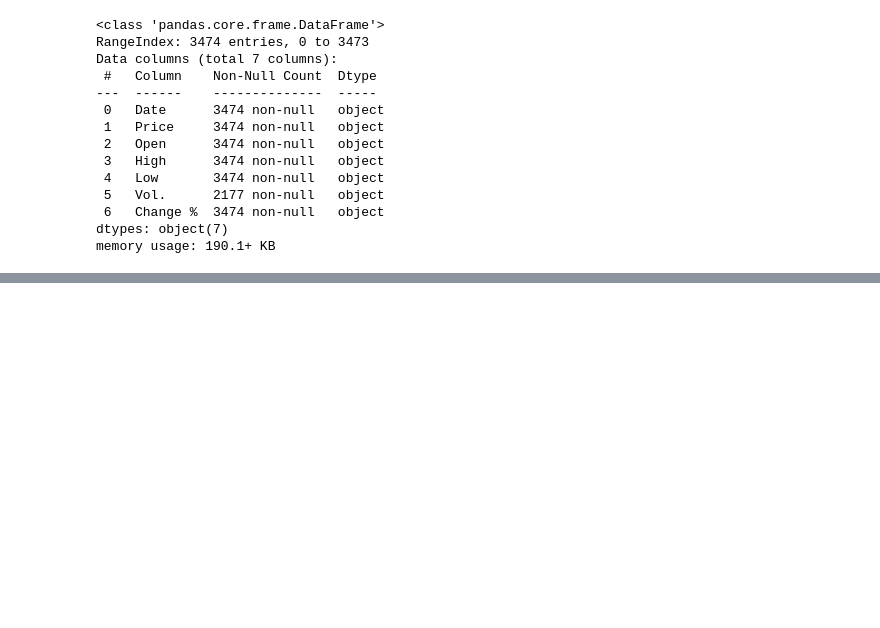
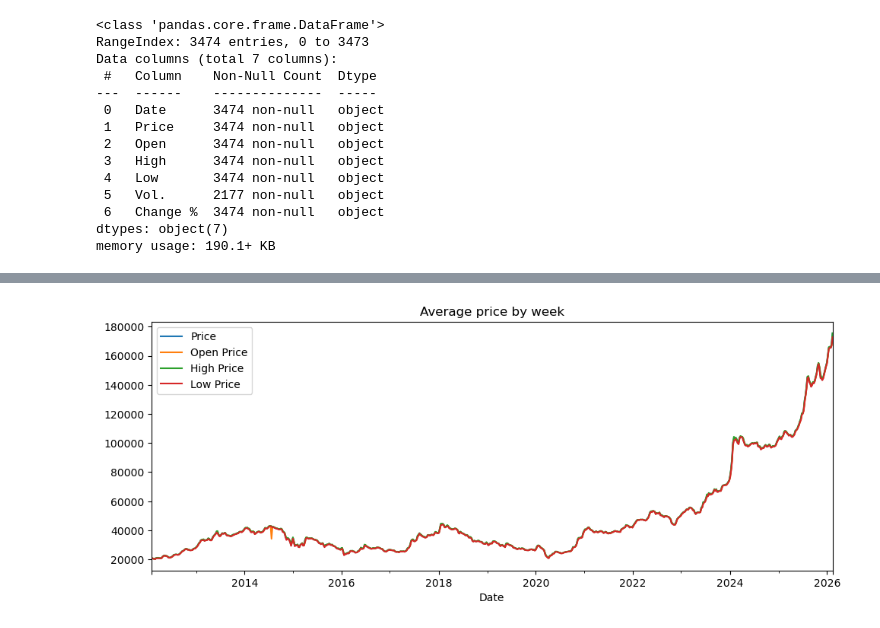
Before and after one commit to steve1-1269/Nigerian-Stock-Exchange-NGX-All-Share-Index, a Jupyter notebook: main.ipynb, the cells around one changed output, grey strips where cells are left out. Cells and saved outputs as stored; diff of their text form; code cells hidden in the pictures; blank space fills up the shorter version.

```diff
--- a/main.ipynb
+++ b/main.ipynb
@@ -84,0 +181,14 @@ memory usage: 200.3+ KB
+# %%
+plt.figure(figsize=(10,4))
+
+df.Price.resample('W').mean().plot(label= 'Price')
+df.Open.resample('W').mean().plot(label= 'Open Price')
+df.High.resample('W').mean().plot(label= 'High Price')
+df.Low.resample('W').mean().plot(label= 'Low Price')
+
+plt.tight_layout()
+plt.legend()
+plt.title('Average price by week')
+plt.show()
+# %% [output]
+[figure, added]
```
Also changed, not shown: parts of 19 cells of this notebook.
